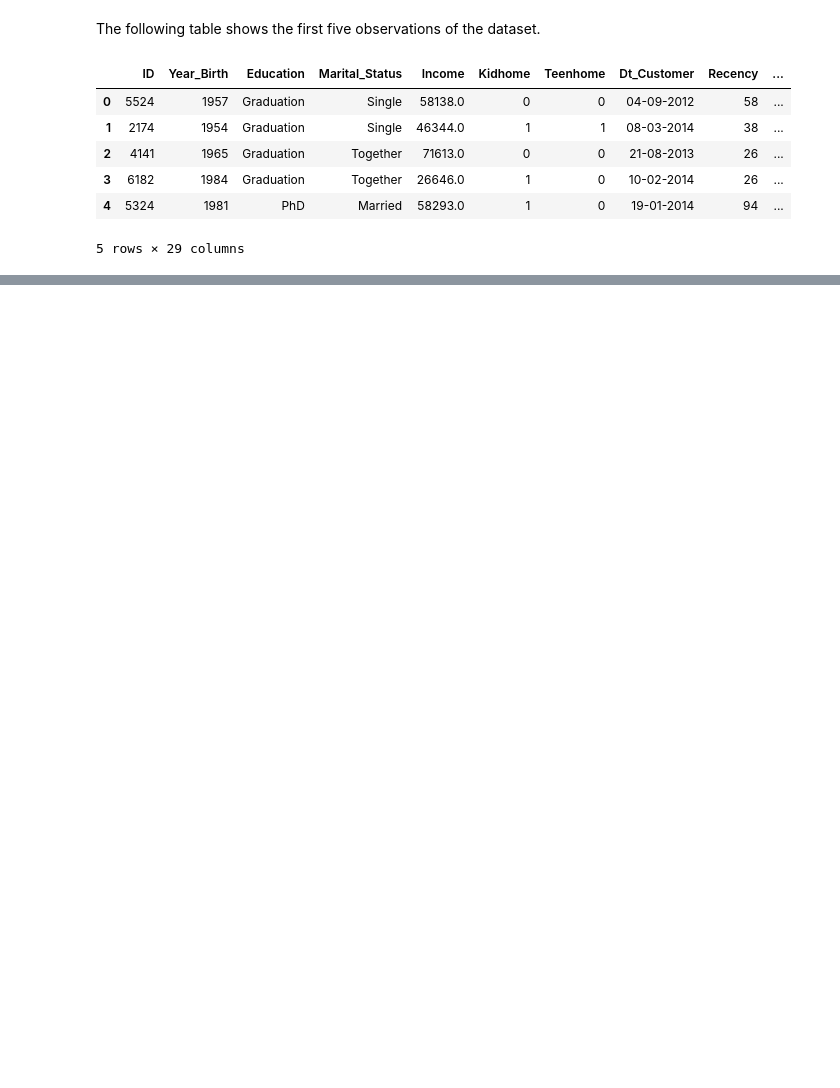
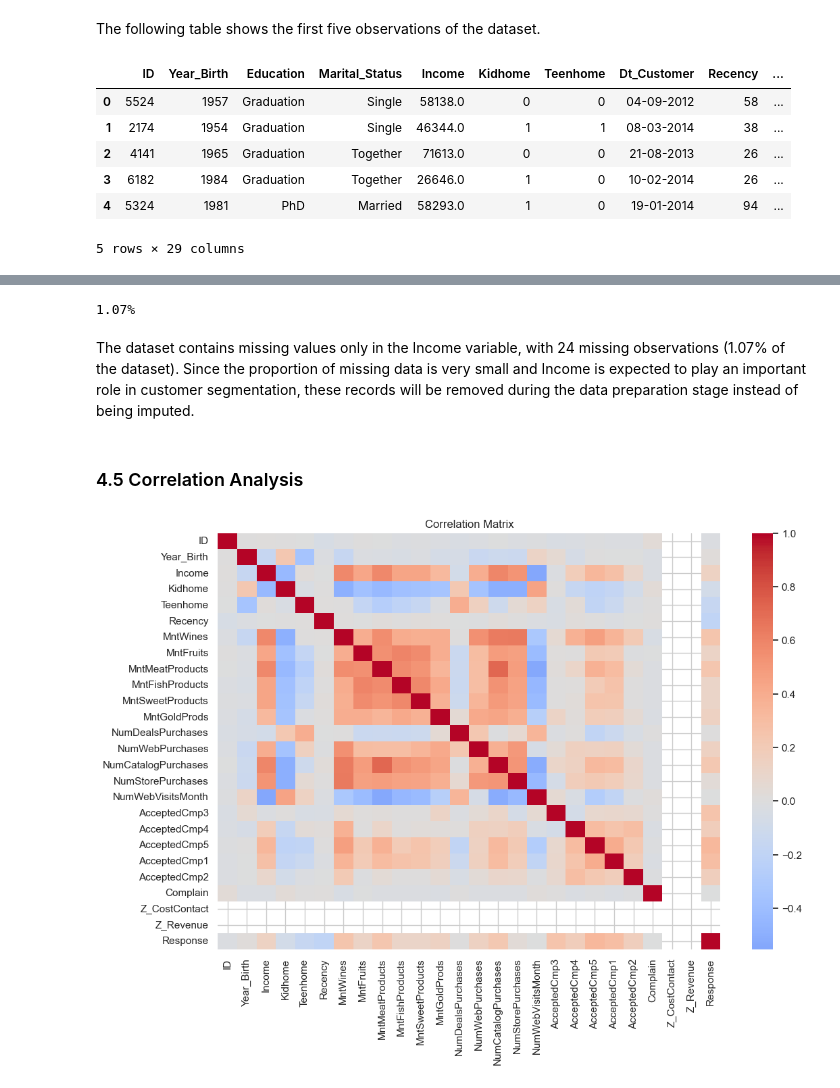
Before and after one commit to fridacarbajalordonez/customer-segmentation-kmeans, a Jupyter notebook: notebooks/customer_segmentation.ipynb, the cells around one changed output, grey strips where cells are left out. Drawn from its saved outputs; the diff is of its cells as text; code cells hidden in the pictures; blank space fills up the shorter version.

Commit message:
Data lading

```diff
--- a/notebooks/customer_segmentation.ipynb
+++ b/notebooks/customer_segmentation.ipynb
@@ -71,0 +214,28 @@ df.describe(include='object')
+# %%
+missing_percentage = (
+    df['Income'].isnull().mean() * 100
+)
+
+print(f"{missing_percentage:.2f}%")
+# %% [output]
+1.07%
+# %% [markdown]
+The dataset contains missing values only in the Income variable, with 24 missing observations (1.07% of the dataset). Since the proportion of missing data is very small and Income is expected to play an important role in customer segmentation, these records will be removed during the data preparation stage instead of being imputed.
+# %% [markdown]
+### 4.5 Correlation Analysis
+# %%
+plt.figure(figsize=(12,8))
+
+corr = df.select_dtypes(include="number").corr()
+
+sns.heatmap(
+    corr,
+    cmap="coolwarm",
+    center=0,
+    annot=False
+)
+
+plt.title("Correlation Matrix")
+plt.show()
+# %% [output]
+[figure, added]
```
Also changed, not shown: parts of 15 cells of this notebook.
